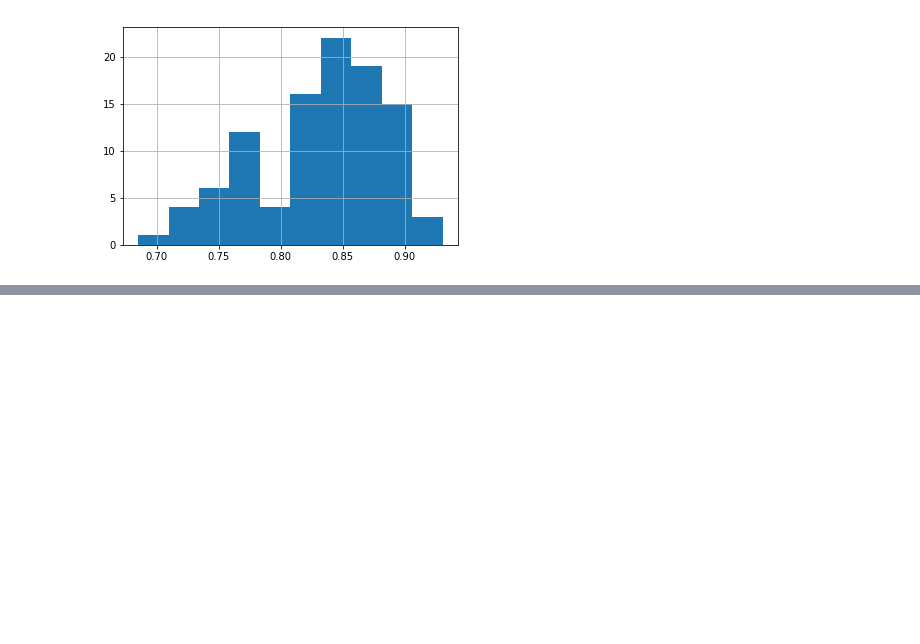
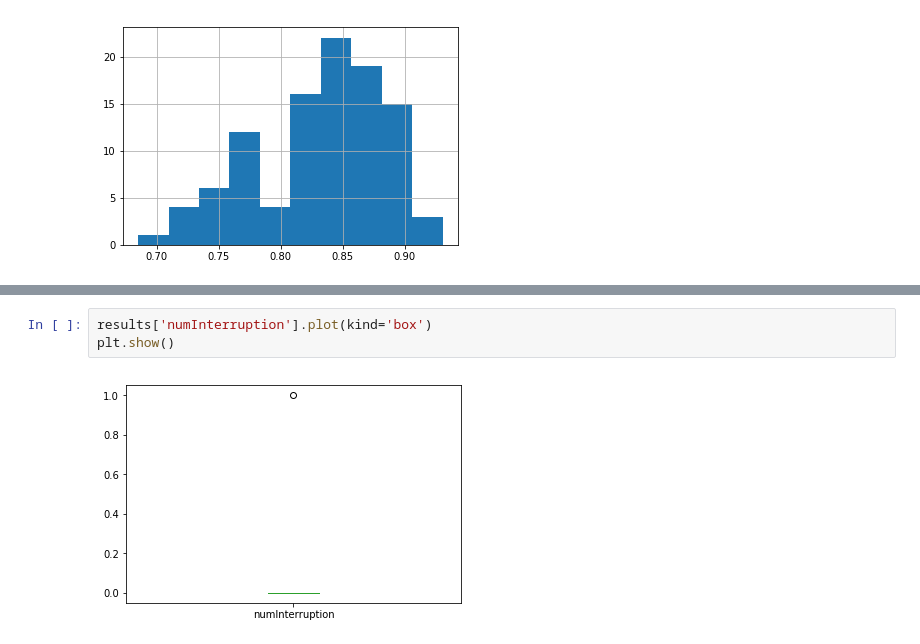
Before and after one commit to magemma/soccer-prediction, a Jupyter notebook: src/newsha_visualization.ipynb, the cells around one changed output, grey strips where cells are left out. Drawn from its saved outputs; the diff is of its cells as text; blank space fills up the shorter version.

```diff
--- a/src/newsha_visualization.ipynb
+++ b/src/newsha_visualization.ipynb
@@ -299,0 +317,5 @@ results['rateAccuratePass'].hist()
+# %%
+results['numInterruption'].plot(kind='box')
+plt.show()
+# %% [output]
+[figure, added]
```
Also changed, not shown: parts of 12 cells of this notebook.
